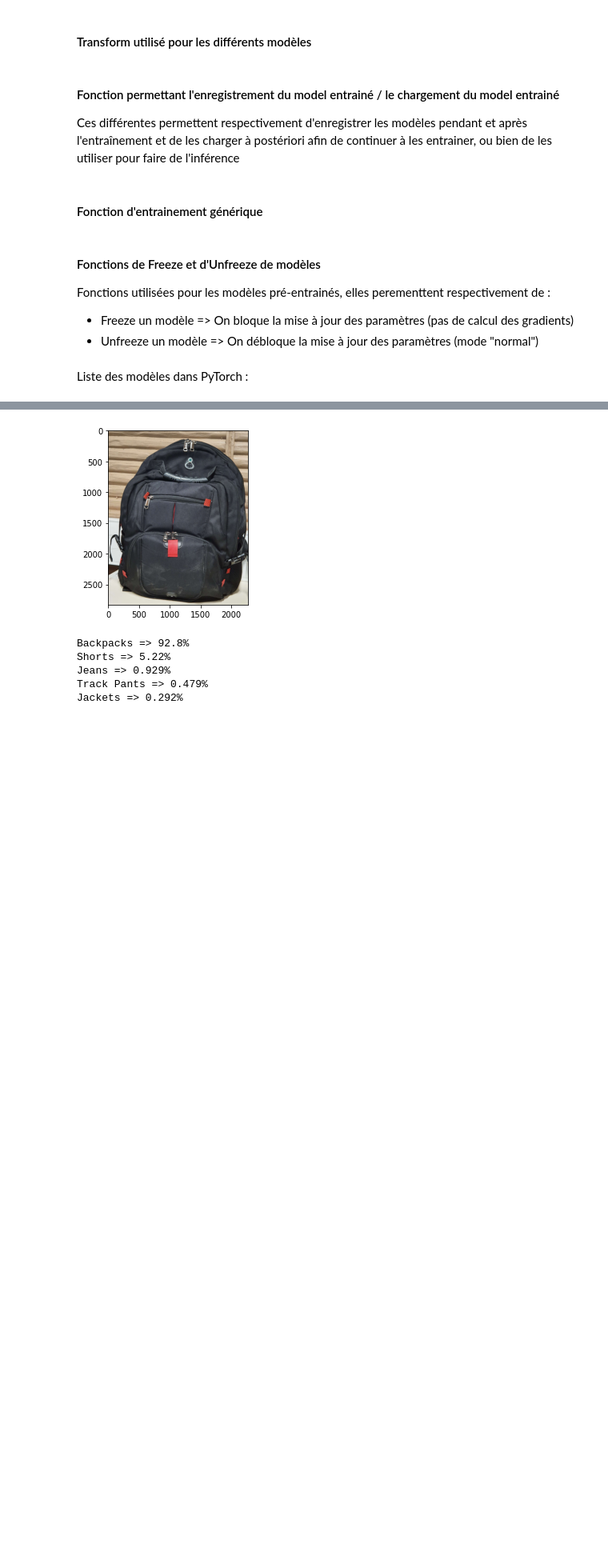
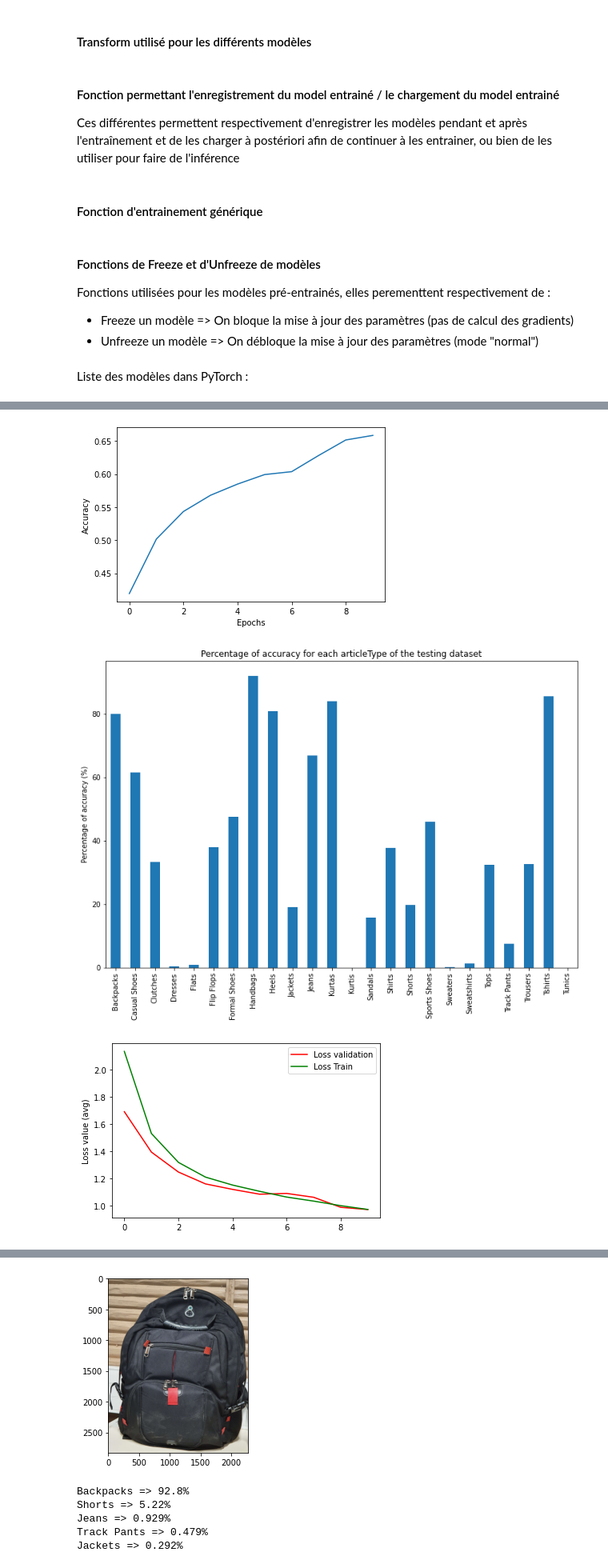
Before and after one commit to KontainPluton/TPs_Artificial_Neural_Network, a Jupyter notebook: Projet/Projet_Fashion.ipynb, the cells around one changed output, grey strips where cells are left out. Shown at 80% size. Cells and saved outputs as stored; diff of their text form; code cells hidden in the pictures; blank space fills up the shorter version.

```diff
--- a/Projet/Projet_Fashion.ipynb
+++ b/Projet/Projet_Fashion.ipynb
@@ -233,12 +260,9 @@ class FashionDataset(Dataset):
 # %% [markdown]
 #### Transform utilisé pour les différents modèles
 # %%
-transform = transforms.Compose([
+transform_lenet5 = transforms.Compose([
     transforms.ToPILImage(),
-    # Resize
-    transforms.Resize((224, 224)),
-    # To tensor
+    transforms.Resize((32, 32)),
     transforms.ToTensor(),
-    # Normalize
     transforms.Normalize((0.5,), (0.5,))
 ])
@@ -340,7 +396,6 @@ def train_optim(model, _train_loader, _test_loader, epochs, log_frequency, devic
       for batch_id,  batch in enumerate(_train_loader) :
 
         images, labels  = batch
-        labels = labels.type(torch.LongTensor)
 
         # we put the data on the same device
         images , labels = images.to(device), labels.to(device)
@@ -370,8 +425,9 @@ def train_optim(model, _train_loader, _test_loader, epochs, log_frequency, devic
 
         for batch_id, batch in enumerate(_test_loader):
           images , labels = batch
-          labels = labels.type(torch.LongTensor)
+
           images , labels = images.to(device), labels.to(device)
+
           y_pred = model(images) # forward computes the logits
 
           lossesValidationByBatch.append(loss_fn(y_pred, labels).item())
@@ -479,0 +526,63 @@ def make_a_prediction(image_path,model,device):
+# %%
+##A titre d'exemple
+import torch.nn.functional as F
+
+##########################################
+MODEL_NAME = "LeNet5"
+ETA = 1e-4 # Learning rate
+EPOCHS = 10 # Epochs / Number of iteration
+LOGS = 200 # Log Frequency
+BATCH_SIZE = 32 # Batch size
+##########################################
+
+###########################################################################################
+device = torch.device('cuda:0' if torch.cuda.is_available() else 'cpu') # Select the device
+###########################################################################################
+
+### LE NET 5
+class LeNet5(torch.nn.Module):
+
+  def __init__(self, D_out):
+
+    super(LeNet5, self).__init__()
+    self.name = "LeNet5"
+
+    self.conv1 = torch.nn.Conv2d(in_channels=3, out_channels=64, kernel_size=(3,32), stride=1, padding=2)
+    self.avgPool1 = torch.nn.AvgPool2d(kernel_size=(2,2), stride=2)
+    self.conv2 = torch.nn.Conv2d(in_channels=64, out_channels=64, kernel_size=(2,2), stride=1)
+    self.avgPool2 = torch.nn.AvgPool2d(kernel_size=(1,1), stride=2)
+    self.conv3 = torch.nn.Conv2d(in_channels=64, out_channels=64, kernel_size=(1,1), stride=1)
+    self.flatten = torch.nn.Flatten()
+
+    self.linear1 = torch.nn.Linear(64, 84)
+    self.linear2 = torch.nn.Linear(84, 42)
+    self.linear3 = torch.nn.Linear(42, 21 )
+    self.linear4 = torch.nn.Linear( 21, D_out)
+
+  def forward(self, x):
+
+    x = F.relu(self.conv1(x))
+    x = self.avgPool1(x)
+    x = F.relu( self.conv2(x) )
+    x = self.avgPool2(x)
+    x = F.relu( self.conv3(x) )
+    x = self.flatten(x)
+    x = F.relu( self.linear1(x) )
+    x = F.relu( self.linear2(x) )
+    x = F.relu( self.linear3(x) )
+    x = self.linear4(x)
+
+    return x
+
+dataset_lenet5 = FashionDataset(df, transform=transform_lenet5)
+
+train_size_lenet5 = int(0.8 * len(dataset_lenet5))
+test_size_lenet5 = len(dataset_lenet5) - train_size_lenet5
+train_dataset_lenet5, test_dataset_lenet5 = random_split(dataset_lenet5, [train_size_lenet5, test_size_lenet5])
+train_loader_lenet5 = DataLoader(train_dataset_lenet5, batch_size=BATCH_SIZE, shuffle=True)
+test_loader_lenet5 = DataLoader(test_dataset_lenet5, batch_size=BATCH_SIZE, shuffle=True)
+
+model_lenet5 = LeNet5(CLASSES_NUMBER_OUTPUT)
+
+train_optim(model_lenet5, train_loader_lenet5, test_loader_lenet5, EPOCHS, LOGS, device, MODEL_NAME, BATCH_SIZE,ETA, False)
+# %% [output]
@@ -479,0 +606,3 @@ def make_a_prediction(image_path,model,device):
+[figure, added]
+[figure, added]
+[figure, added]
```
Also changed, not shown: parts of 50 cells of this notebook.
